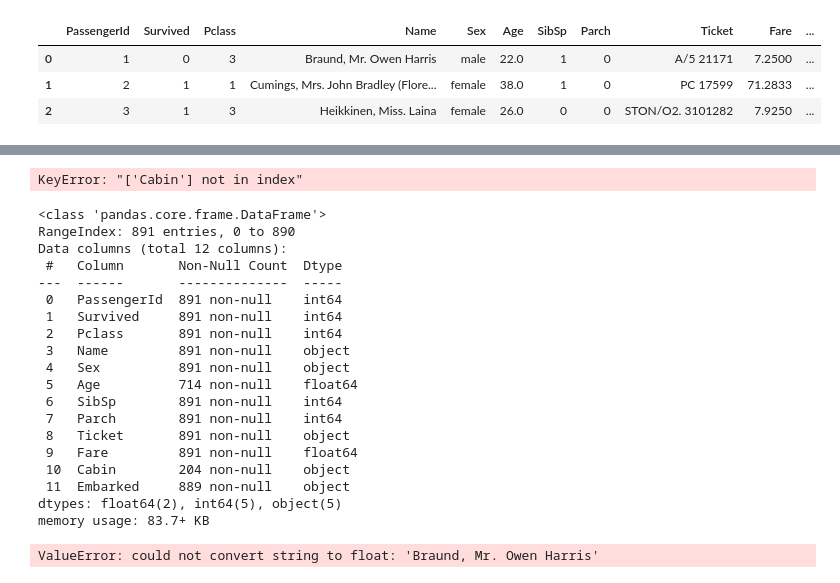
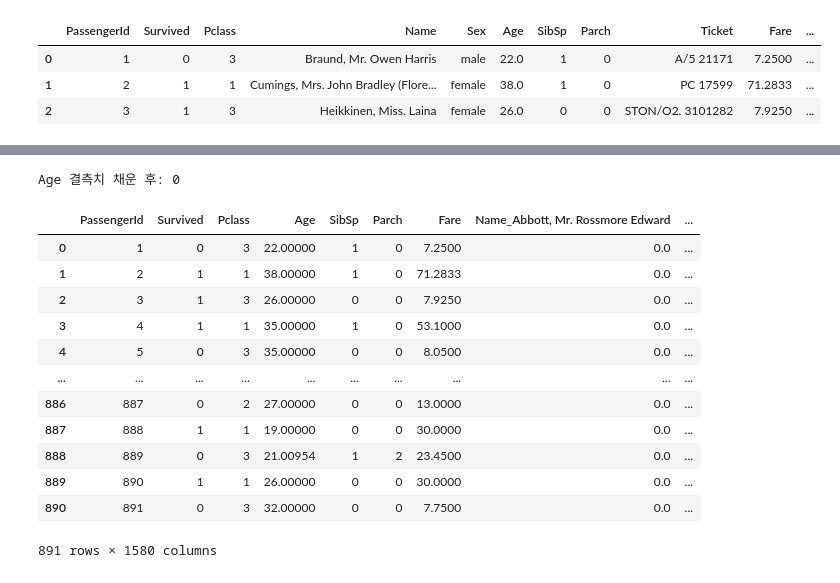
Before and after one commit to jwyzfe/study_machinelearning, a Jupyter notebook: quests/Classfications/titanic_disaster.ipynb, the cells around one changed output, grey strips where cells are left out. Cells and saved outputs as stored; diff of their text form; code cells hidden in the pictures.

```diff
--- a/quests/Classfications/titanic_disaster.ipynb
+++ b/quests/Classfications/titanic_disaster.ipynb
@@ -44,0 +76,2 @@ numerical_columns = df.select_dtypes(include=['int64', 'float64']).columns
+# %%
+df_titanic.loc[df_titanic['Age'].isnull(), 'Age'] = predicted_ages
@@ -45 +84,6 @@ numerical_columns = df.select_dtypes(include=['int64', 'float64']).columns
+# %%
+# 결측치가 채워진 후 확인
+print(f"Age 결측치 채운 후: {df_titanic['Age'].isnull().sum()}")
+# %% [output]
+Age 결측치 채운 후: 0
 # %%
@@ -49,52 +94,25 @@ encoder = OneHotEncoder(sparse=False, drop='first')
 encoded_data = encoder.fit_transform(df_titanic[categorical_columns])
-# %%
-# 범주형 컬럼 선택
-categorical_columns = ['PassengerId','Name','Sex', 'Ticket','Cabin','Embarked']
-encoded_data = encoder.fit_transform(df_titanic[categorical_columns])
-# %% [output]
-KeyError: "['Cabin'] not in index"
+# %%
+# 인코딩된 컬럼 병합
+encoded_columns = encoder.get_feature_names_out(categorical_columns)
+df_encoded = pd.DataFrame(encoded_data, columns=encoded_columns, index=df_titanic.index)
+df_titanic = pd.concat([df_titanic, df_encoded], axis=1)
+# %%
+# 인코딩 후 원래 범주형 컬럼 제거
+df_titanic.drop(categorical_columns, axis=1, inplace=True)
 # %%
-df_titanic.info()
+df_titanic
 # %% [output]
+|  | PassengerId | Survived | Pclass | Age | SibSp | Parch | Fare | Name_Abbott, Mr. Rossmore Edward | ... |
+| 0 | 1 | 0 | 3 | 22.00000 | 1 | 0 | 7.2500 | 0.0 | ... |
+| 1 | 2 | 1 | 1 | 38.00000 | 1 | 0 | 71.2833 | 0.0 | ... |
+| 2 | 3 | 1 | 3 | 26.00000 | 0 | 0 | 7.9250 | 0.0 | ... |
+| 3 | 4 | 1 | 1 | 35.00000 | 1 | 0 | 53.1000 | 0.0 | ... |
+| 4 | 5 | 0 | 3 | 35.00000 | 0 | 0 | 8.0500 | 0.0 | ... |
+| ... | ... | ... | ... | ... | ... | ... | ... | ... | ... |
+| 886 | 887 | 0 | 2 | 27.00000 | 0 | 0 | 13.0000 | 0.0 | ... |
+| 887 | 888 | 1 | 1 | 19.00000 | 0 | 0 | 30.0000 | 0.0 | ... |
+| 888 | 889 | 0 | 3 | 21.00954 | 1 | 2 | 23.4500 | 0.0 | ... |
+| 889 | 890 | 1 | 1 | 26.00000 | 0 | 0 | 30.0000 | 0.0 | ... |
+| 890 | 891 | 0 | 3 | 32.00000 | 0 | 0 | 7.7500 | 0.0 | ... |
-<class 'pandas.core.frame.DataFrame'>
-RangeIndex: 891 entries, 0 to 890
-Data columns (total 12 columns):
- #   Column       Non-Null Count  Dtype
----  ------       --------------  -----
- 0   PassengerId  891 non-null    int64
- 1   Survived     891 non-null    int64
- 2   Pclass       891 non-null    int64
- 3   Name         891 non-null    object
- 4   Sex          891 non-null    object
- 5   Age          714 non-null    float64
- 6   SibSp        891 non-null    int64
- 7   Parch        891 non-null    int64
- 8   Ticket       891 non-null    object
- 9   Fare         891 non-null    float64
- 10  Cabin        204 non-null    object
- 11  Embarked     889 non-null    object
-dtypes: float64(2), int64(5), object(5)
-memory usage: 83.7+ KB
+891 rows × 1580 columns
-# %%
-from sklearn.impute import SimpleImputer
-from sklearn.linear_model import LinearRegression
-
-# 결측치 채우기 (평균으로 채우기)
-imputer = SimpleImputer(strategy='mean')
-df_titanic['Age'] = imputer.fit_transform(df_titanic[['Age']])
-
-# 머신러닝 모델을 이용한 결측치 예측 (Age 예시)
-# 특성 설정 (Age의 결측치를 다른 변수들로 예측)
-X_train = df_titanic[df_titanic['Age'].notnull()].drop('Age', axis=1)
-y_train = df_titanic[df_titanic['Age'].notnull()]['Age']
-X_test = df_titanic[df_titanic['Age'].isnull()].drop('Age', axis=1)
-
-# 머신러닝 모델 훈련 (Linear Regression 예시)
-model = LinearRegression()
-model.fit(X_train, y_train)
-
-# 결측치 예측하여 채우기
-predicted_age = model.predict(X_test)
-df_titanic.loc[df_titanic['Age'].isnull(), 'Age'] = predicted_age
-# %% [output]
-ValueError: could not convert string to float: 'Braund, Mr. Owen Harris'
```
Also changed, not shown: parts of 28 cells of this notebook, 8 other files.
